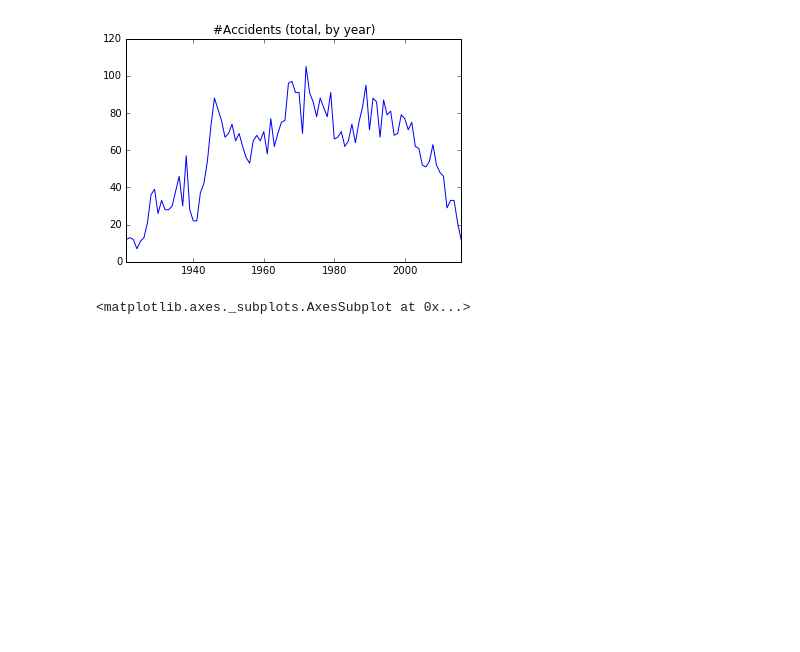
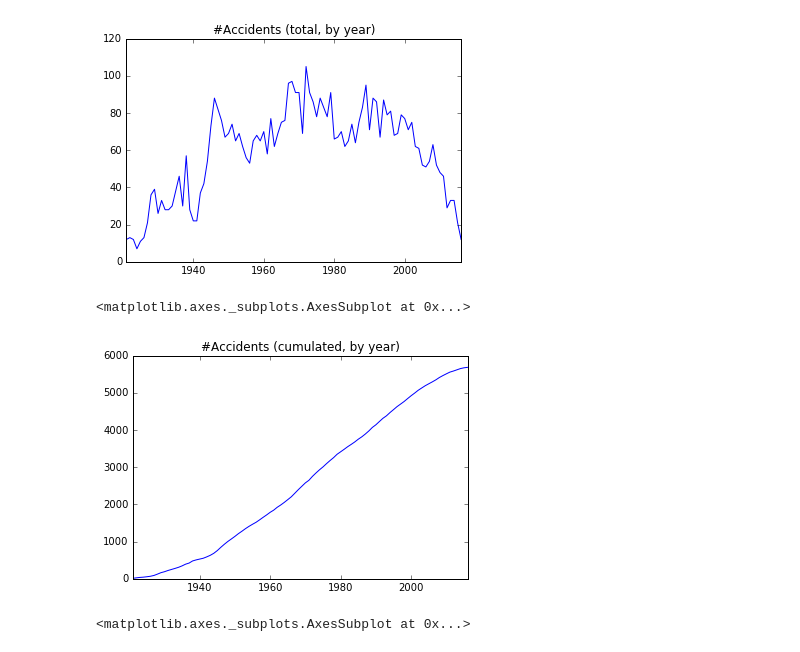
Before and after one commit to deeplook/notebooks, a Jupyter notebook: planecrashinfo/planecrashinfo.ipynb, the cells around one changed output. Saved outputs shown, nothing was run; the diff lists cells and outputs as text; code cells hidden in the pictures; blank space fills up the shorter version.

```diff
--- a/planecrashinfo/planecrashinfo.ipynb
+++ b/planecrashinfo/planecrashinfo.ipynb
@@ -44,6 +44,12 @@ s.plot.line(title='#Accidents (total, by year)')
 # %% [output]
 <matplotlib.axes._subplots.AxesSubplot at 0x...>
 [figure]
+# %%
+s = df.groupby(df.index.year).size().cumsum()
+s.plot.line(title='#Accidents (cumulated, by year)')
+# %% [output]
+<matplotlib.axes._subplots.AxesSubplot at 0x...>
+[figure, added]
 # %%
 s = df.groupby(df.index.month).size()
 s.plot.bar(title='#Accidents (total, by month)')
```
Also changed, not shown: parts of 13 cells of this notebook.
